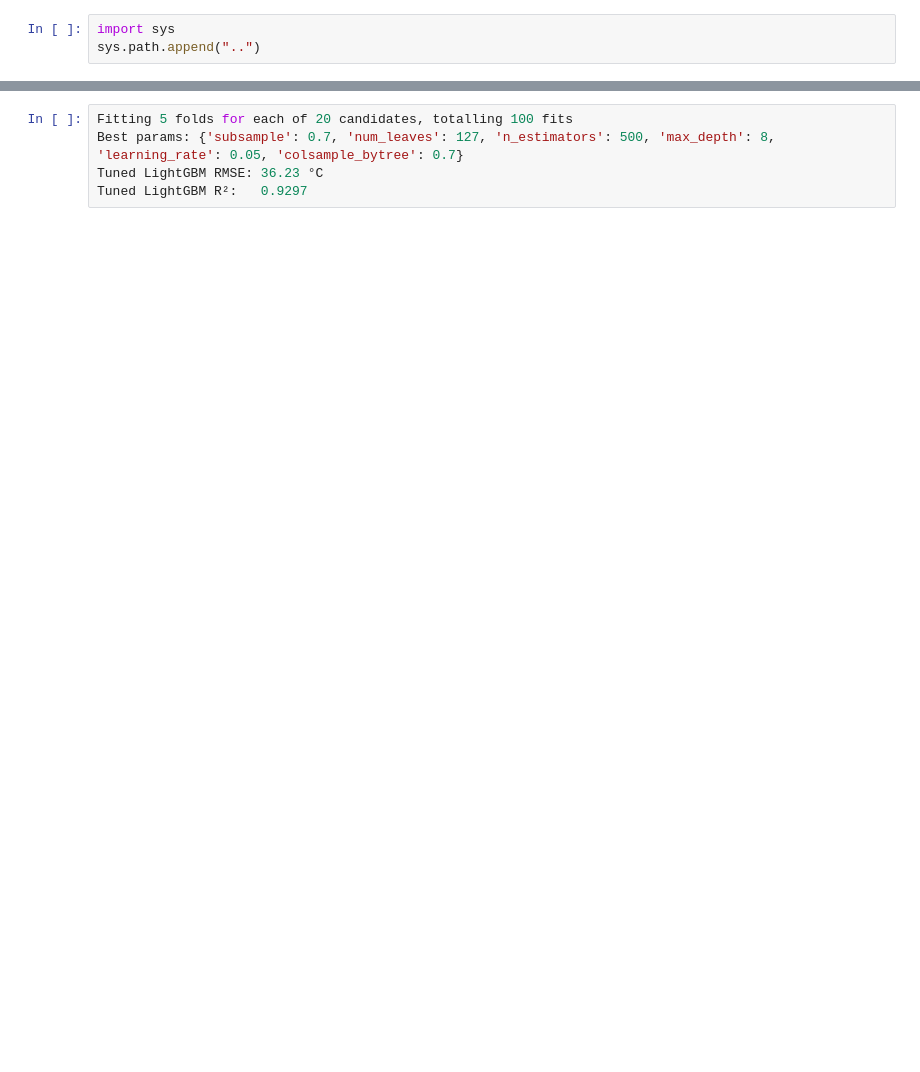
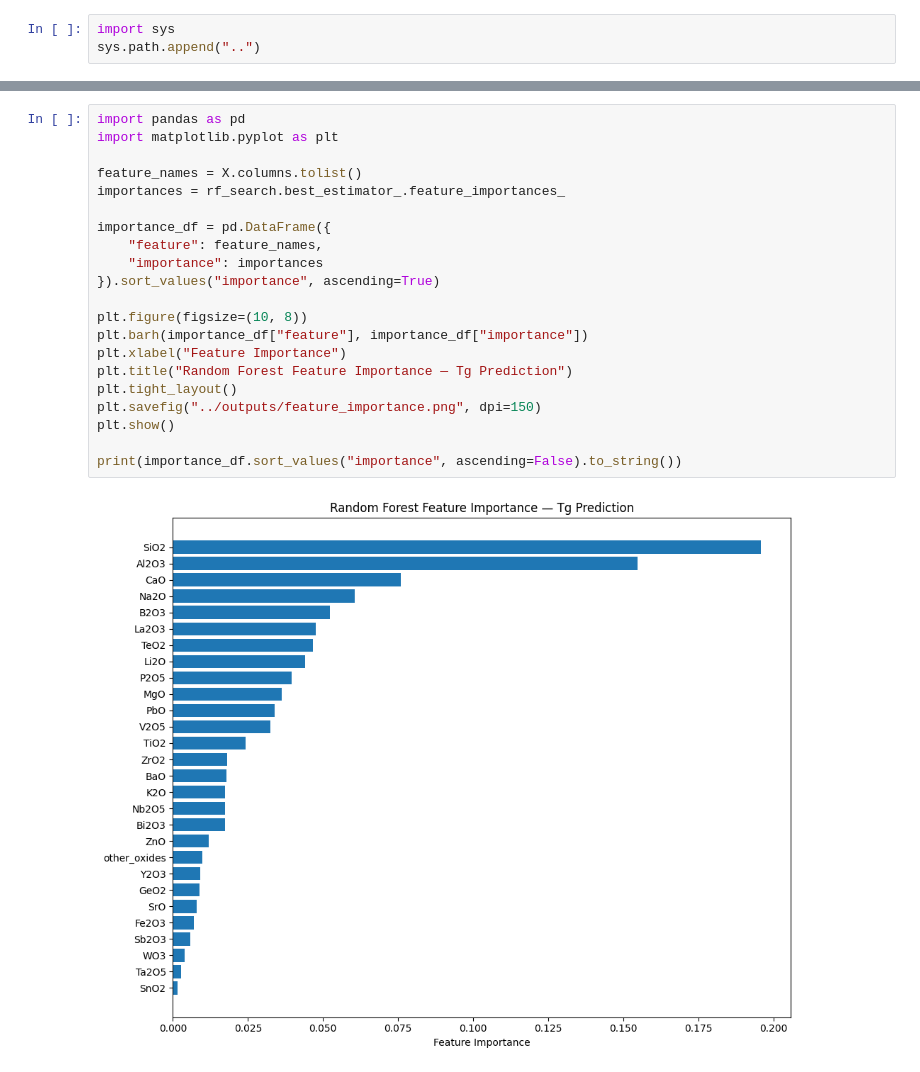
Before and after one commit to SincaVlad/glass-ml-2026, a Jupyter notebook: notebooks/02_baseline_model.ipynb, the cells around one changed output, grey strips where cells are left out. Cells and saved outputs as stored; diff of their text form; blank space fills up the shorter version.

```diff
--- a/notebooks/02_baseline_model.ipynb
+++ b/notebooks/02_baseline_model.ipynb
@@ -209,5 +223,23 @@ Tuned LightGBM R²:   0.9297
 # %%
-Fitting 5 folds for each of 20 candidates, totalling 100 fits
-Best params: {'subsample': 0.7, 'num_leaves': 127, 'n_estimators': 500, 'max_depth': 8, 'learning_rate': 0.05, 'colsample_bytree': 0.7}
-Tuned LightGBM RMSE: 36.23 °C
-Tuned LightGBM R²:   0.9297
+import pandas as pd
+import matplotlib.pyplot as plt
+
+feature_names = X.columns.tolist()
+importances = rf_search.best_estimator_.feature_importances_
+
+importance_df = pd.DataFrame({
+    "feature": feature_names,
+    "importance": importances
+}).sort_values("importance", ascending=True)
+
+plt.figure(figsize=(10, 8))
+plt.barh(importance_df["feature"], importance_df["importance"])
+plt.xlabel("Feature Importance")
+plt.title("Random Forest Feature Importance — Tg Prediction")
+plt.tight_layout()
+plt.savefig("../outputs/feature_importance.png", dpi=150)
+plt.show()
+
+print(importance_df.sort_values("importance", ascending=False).to_string())
+# %% [output]
+[figure, added]
```
Also changed, not shown: parts of 13 cells of this notebook, 3 other files.
